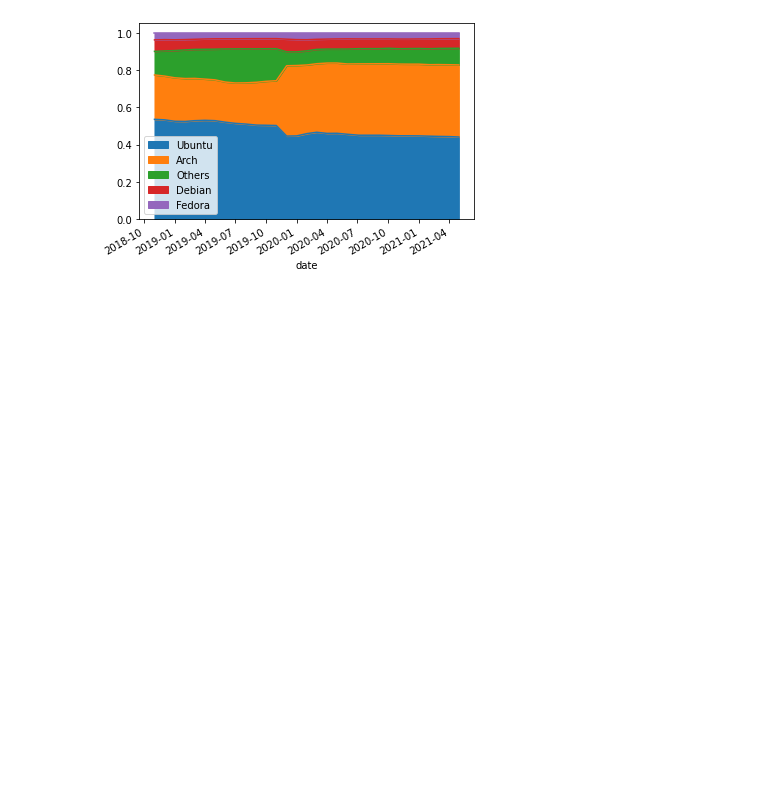
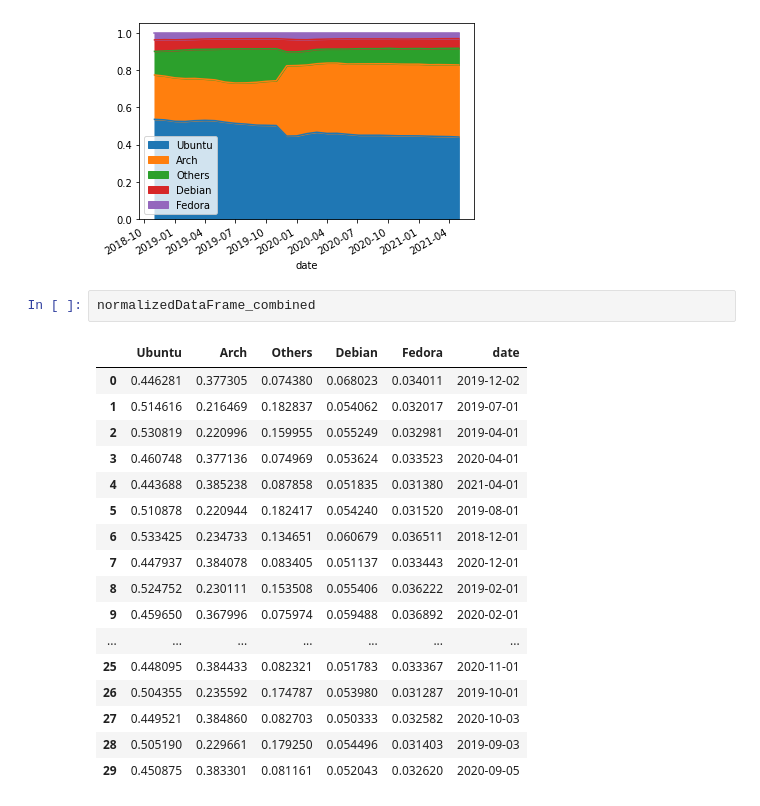
Before and after one commit to n0k0m3/Personal-Setup, a Jupyter notebook: ProtonDB_Analysis/Analysis of ProtonDB Linux Distribution.ipynb, the cells around one changed output. Cells and saved outputs as stored; diff of their text form; blank space fills up the shorter version.

```diff
--- a/ProtonDB_Analysis/Analysis of ProtonDB Linux Distribution.ipynb
+++ b/ProtonDB_Analysis/Analysis of ProtonDB Linux Distribution.ipynb
@@ -132,3 +132,23 @@ normalizedDataFrame_combined.plot.area(x="date",stacked=True)
 # %% [output]
 <AxesSubplot:xlabel='date'>
 [figure]
+# %%
+normalizedDataFrame_combined
+# %% [output]
+|  | Ubuntu | Arch | Others | Debian | Fedora | date |
+| 0 | 0.446281 | 0.377305 | 0.074380 | 0.068023 | 0.034011 | 2019-12-02 |
+| 1 | 0.514616 | 0.216469 | 0.182837 | 0.054062 | 0.032017 | 2019-07-01 |
+| 2 | 0.530819 | 0.220996 | 0.159955 | 0.055249 | 0.032981 | 2019-04-01 |
+| 3 | 0.460748 | 0.377136 | 0.074969 | 0.053624 | 0.033523 | 2020-04-01 |
+| 4 | 0.443688 | 0.385238 | 0.087858 | 0.051835 | 0.031380 | 2021-04-01 |
+| 5 | 0.510878 | 0.220944 | 0.182417 | 0.054240 | 0.031520 | 2019-08-01 |
+| 6 | 0.533425 | 0.234733 | 0.134651 | 0.060679 | 0.036511 | 2018-12-01 |
+| 7 | 0.447937 | 0.384078 | 0.083405 | 0.051137 | 0.033443 | 2020-12-01 |
+| 8 | 0.524752 | 0.230111 | 0.153508 | 0.055406 | 0.036222 | 2019-02-01 |
+| 9 | 0.459650 | 0.367996 | 0.075974 | 0.059488 | 0.036892 | 2020-02-01 |
+| ... | ... | ... | ... | ... | ... | ... |
+| 25 | 0.448095 | 0.384433 | 0.082321 | 0.051783 | 0.033367 | 2020-11-01 |
+| 26 | 0.504355 | 0.235592 | 0.174787 | 0.053980 | 0.031287 | 2019-10-01 |
+| 27 | 0.449521 | 0.384860 | 0.082703 | 0.050333 | 0.032582 | 2020-10-03 |
+| 28 | 0.505190 | 0.229661 | 0.179250 | 0.054496 | 0.031403 | 2019-09-03 |
+| 29 | 0.450875 | 0.383301 | 0.081161 | 0.052043 | 0.032620 | 2020-09-05 |
```
Also changed, not shown: parts of 1 cell of this notebook, 1 other file.
